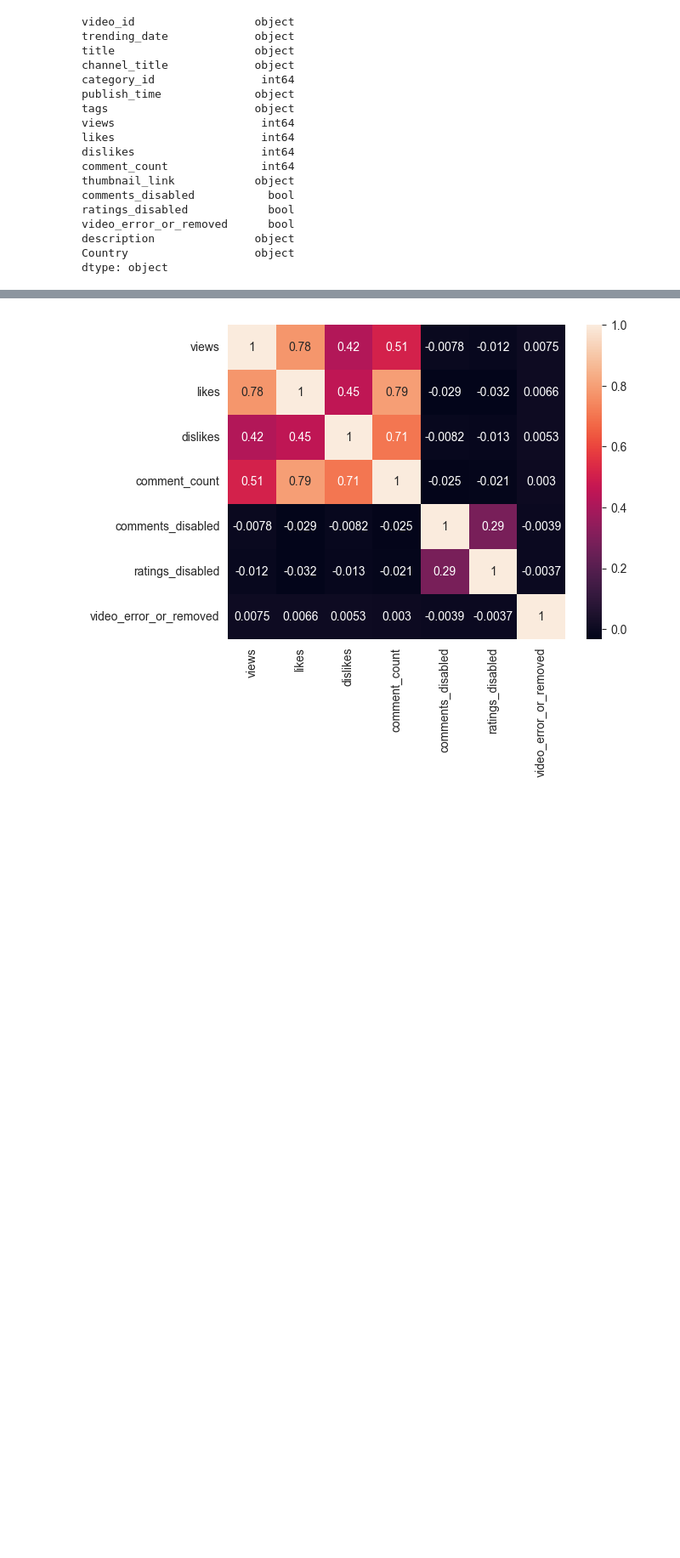
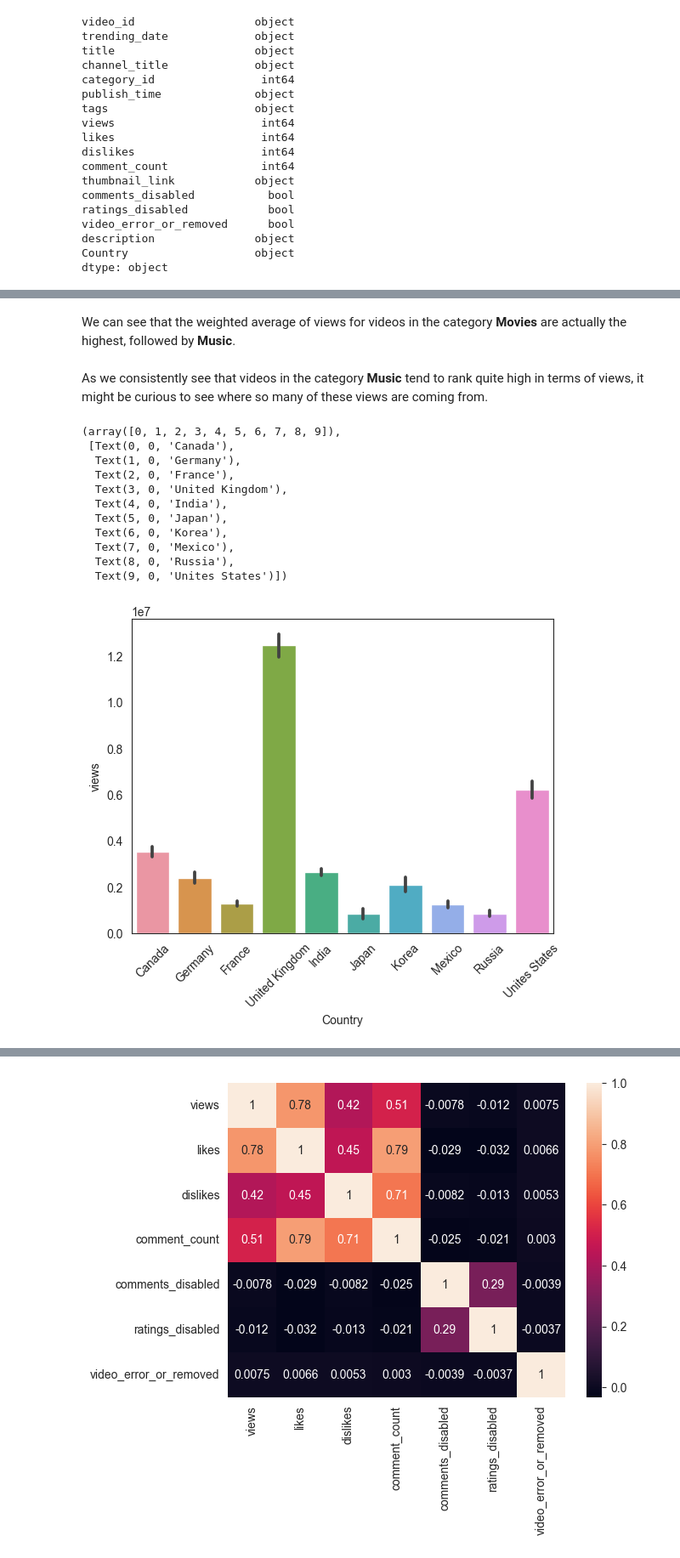
Before and after one commit to ShannonHoutermans/BreastCancerML, a Jupyter notebook: Youtube Videos.ipynb, the cells around one changed output, grey strips where cells are left out. Shown at 85% size. Cells and saved outputs as stored; diff of their text form; code cells hidden in the pictures; blank space fills up the shorter version.

```diff
--- a/Youtube Videos.ipynb
+++ b/Youtube Videos.ipynb
@@ -149,0 +222,22 @@ print(ALL_videos['views'].sum())
+# %% [markdown]
+We can see that the weighted average of views for videos in the category **Movies** are actually the highest, followed by **Music**.
+# %% [markdown]
+As we consistently see that videos in the category **Music** tend to rank quite high in terms of views, it might be curious to see where so many of these views are coming from.
+# %%
+MUSIC_videos = ALL_videos.loc[(ALL_videos['category_id'] == 'Music')]
+#sns.scatterplot(data=MUSIC_videos, x="likes", y="views", hue="Country")
+sns.barplot(data=MUSIC_videos, x="Country", y="views")
+plt.xticks(rotation = 45)
+# %% [output]
+(array([0, 1, 2, 3, 4, 5, 6, 7, 8, 9]),
+ [Text(0, 0, 'Canada'),
+  Text(1, 0, 'Germany'),
+  Text(2, 0, 'France'),
+  Text(3, 0, 'United Kingdom'),
+  Text(4, 0, 'India'),
+  Text(5, 0, 'Japan'),
+  Text(6, 0, 'Korea'),
+  Text(7, 0, 'Mexico'),
+  Text(8, 0, 'Russia'),
+  Text(9, 0, 'Unites States')])
+[figure, added]
```
Also changed, not shown: parts of 30 cells of this notebook, 1 other file.
